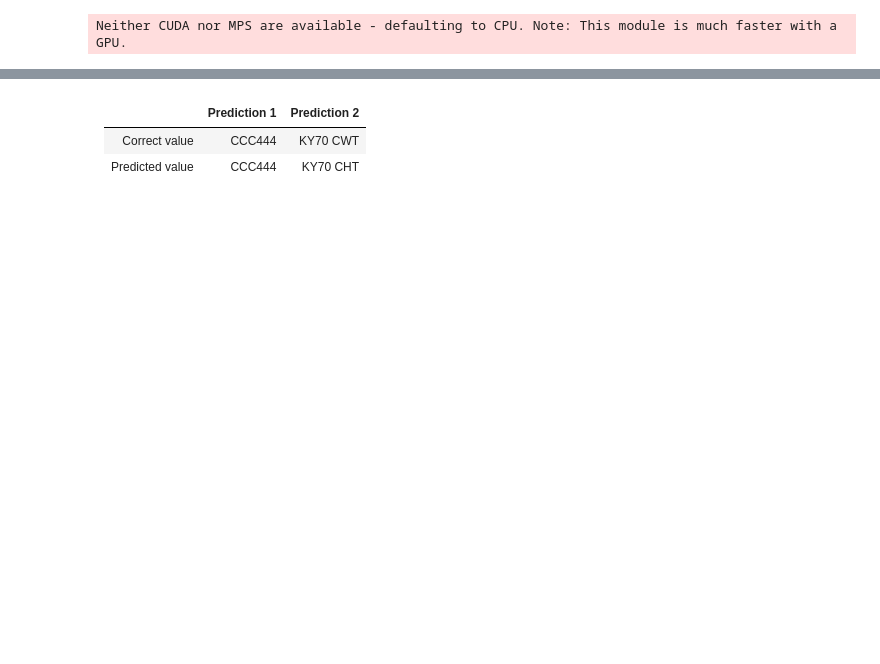
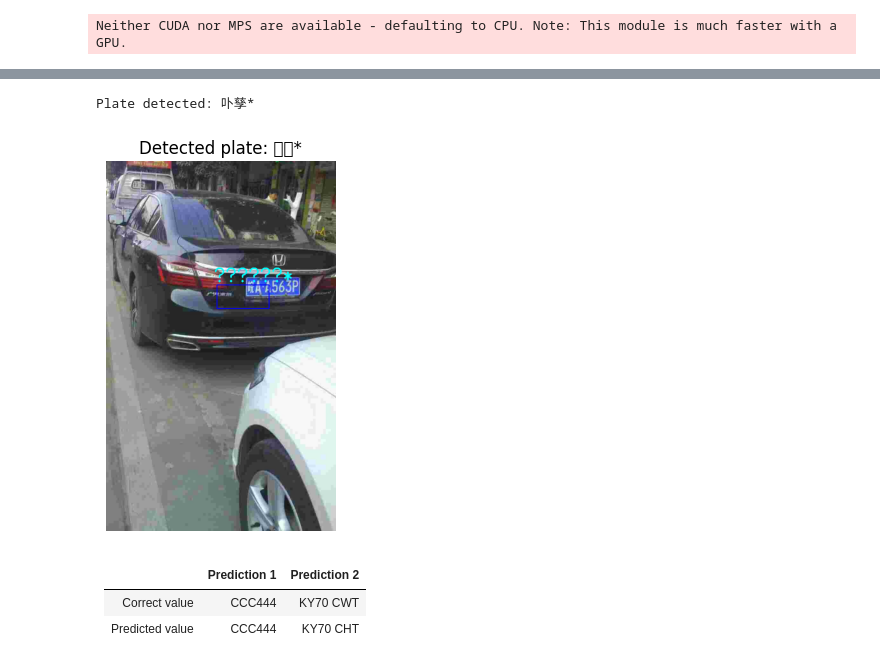
Before and after one commit to urluur/Registration-Plate-Recognition, a Jupyter notebook: main.ipynb, the cells around one changed output, grey strips where cells are left out. Drawn from its saved outputs; the diff is of its cells as text; code cells hidden in the pictures; blank space fills up the shorter version.

```diff
--- a/main.ipynb
+++ b/main.ipynb
@@ -237,20 +405,28 @@ def load_and_predict(image_path):
     image = cv2.imread(image_path)
     og_image = image.copy()
 
-    image = cv2.resize(image, (500, 500))
-    image = image / 255.0
+    image = cv2.resize(image, (500, 500)) / 255.0
     image = np.expand_dims(image, axis=0)
 
     predicted = model.predict(image)[0]
 
+    ## PREVENT NAN
+    predicted = np.nan_to_num(predicted, nan=0.0)
+
+
     original_h, original_w = og_image.shape[:2]
-
     xmin, ymin, xmax, ymax = predicted
     xmin, xmax = int(xmin * original_w), int(xmax * original_w)
     ymin, ymax = int(ymin * original_h), int(ymax * original_h)
+    xmin = xmin-10
+    xmax = xmax+10
+    ymin = ymin-10
+    ymax = ymax+10
 
     # Draws a rectangle over the detected registration plate
     cv2.rectangle(og_image, (xmin, ymin), (xmax, ymax), (255, 0, 0), 2)
+
+    print(f"Xmin:{xmin} | Xmax:{xmax} | Ymin:{ymin} | Ymax:{ymax}")
 
     # Get some margin, transform it to gray and read the text
     box_width = xmax - xmin
@@ -267,18 +443,16 @@ def load_and_predict(image_path):
     grey_img = cv2.cvtColor(img2, cv2.COLOR_BGR2GRAY)
     _, thresh_img = cv2.threshold(grey_img, 0, 255, cv2.THRESH_BINARY + cv2.THRESH_OTSU)
 
-
     # Use EasyOCR to detect text
     result = reader.readtext(thresh_img)
     text = ' '.join([res[1] for res in result])
     print(f"Plate detected: {text}")
 
     # Display the text top right of the rectangle
-    cv2.putText(og_image, text, (xmin-5, ymin-5), cv2.FONT_HERSHEY_SIMPLEX, 1, (255, 255, 0), 2)
+    cv2.putText(og_image, text, (xmin-10, ymin-10), cv2.FONT_HERSHEY_SIMPLEX, 2, (255, 255, 0), 3)
 
     # Display image using matplotlib
-    og_image_rgb = cv2.cvtColor(og_image, cv2.COLOR_BGR2RGB)
-    plt.imshow(og_image_rgb)
+    plt.imshow(cv2.cvtColor(og_image, cv2.COLOR_BGR2RGB))
     plt.title("Detected plate: " + text)
     plt.axis('off')
     plt.show()
@@ -301,0 +461,5 @@ Plate detected:
+# %%
+# Example:
+
+load_and_predict('./archive/CCPD2019_converted/images/00422413793103-93_86-432&372_552&424-534&421_435&417_444&379_543&383-0_0_8_31_33_27_17-114-17.jpg')
+# %% [output]
@@ -302,3 +468,5 @@ Plate detected:
+Plate detected: 卟孳*
+[figure, added]
 # %% [markdown]
 |                 | Prediction 1 | Prediction 2 |
 |-----------------|--------------|--------------|
```
Also changed, not shown: parts of 12 cells of this notebook, 5 other files.
